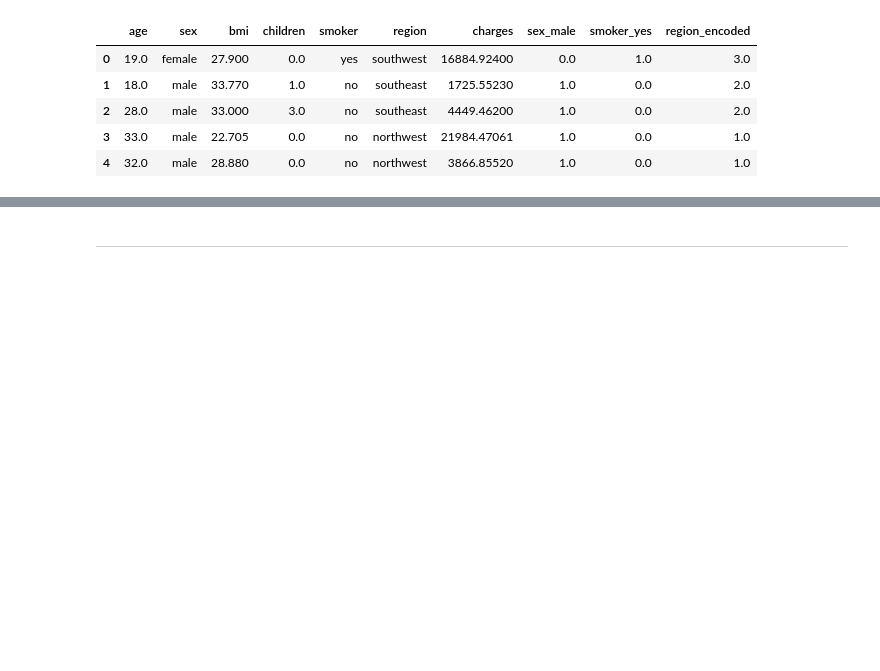
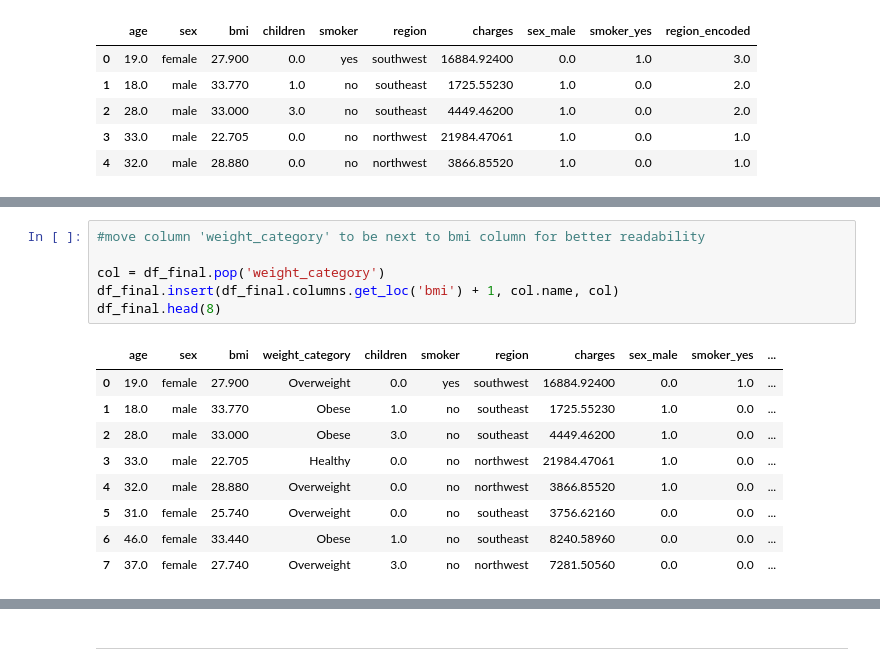
Before and after one commit to Lailah-Idrees/medical_insurance_data_analysis, a Jupyter notebook: jupyter_notebooks/ETL_Insurance.ipynb, the cells around one changed output, grey strips where cells are left out. Saved outputs shown, nothing was run; the diff lists cells and outputs as text; blank space fills up the shorter version.

```diff
--- a/jupyter_notebooks/ETL_Insurance.ipynb
+++ b/jupyter_notebooks/ETL_Insurance.ipynb
@@ -240,0 +260,16 @@ df_final.head()
+# %%
+#move column 'weight_category' to be next to bmi column for better readability
+
+col = df_final.pop('weight_category')
+df_final.insert(df_final.columns.get_loc('bmi') + 1, col.name, col)
+df_final.head(8)
+# %% [output]
+|  | age | sex | bmi | weight_category | children | smoker | region | charges | sex_male | smoker_yes | ... |
+| 0 | 19.0 | female | 27.900 | Overweight | 0.0 | yes | southwest | 16884.92400 | 0.0 | 1.0 | ... |
+| 1 | 18.0 | male | 33.770 | Obese | 1.0 | no | southeast | 1725.55230 | 1.0 | 0.0 | ... |
+| 2 | 28.0 | male | 33.000 | Obese | 3.0 | no | southeast | 4449.46200 | 1.0 | 0.0 | ... |
+| 3 | 33.0 | male | 22.705 | Healthy | 0.0 | no | northwest | 21984.47061 | 1.0 | 0.0 | ... |
+| 4 | 32.0 | male | 28.880 | Overweight | 0.0 | no | northwest | 3866.85520 | 1.0 | 0.0 | ... |
+| 5 | 31.0 | female | 25.740 | Overweight | 0.0 | no | southeast | 3756.62160 | 0.0 | 0.0 | ... |
+| 6 | 46.0 | female | 33.440 | Obese | 1.0 | no | southeast | 8240.58960 | 0.0 | 0.0 | ... |
+| 7 | 37.0 | female | 27.740 | Overweight | 3.0 | no | northwest | 7281.50560 | 0.0 | 0.0 | ... |
```
Also changed, not shown: parts of 4 cells of this notebook.
